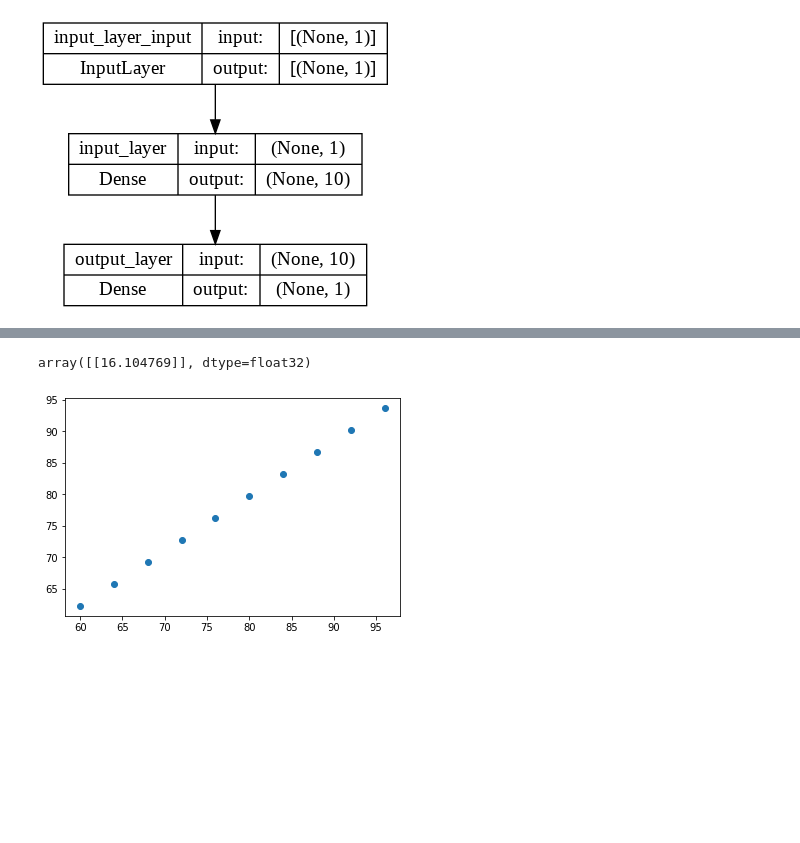
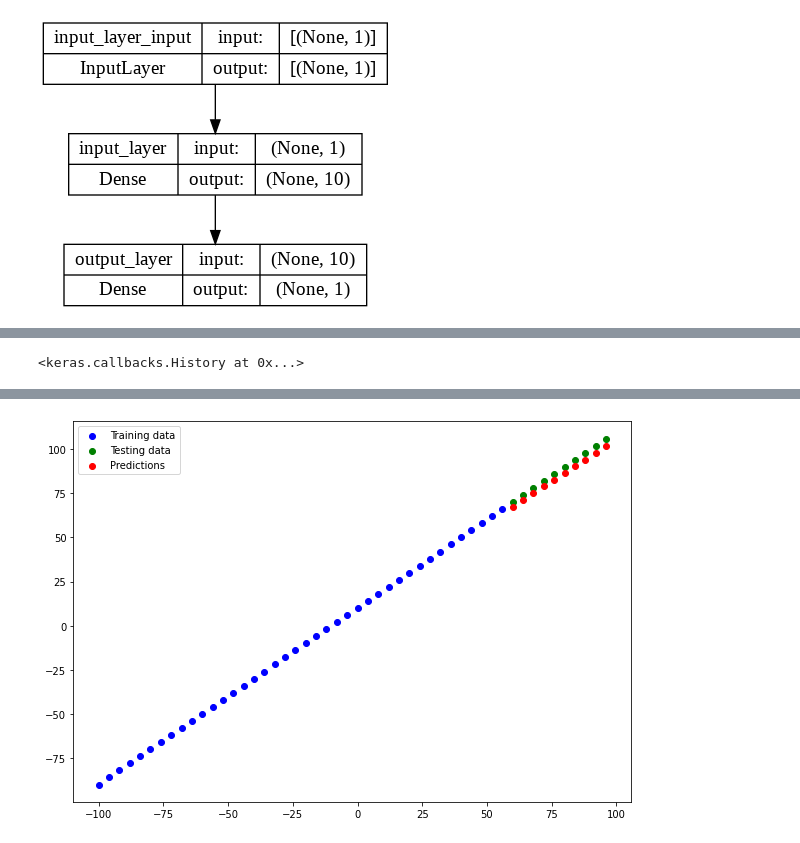
Before and after one commit to pkro/tensorflow_cert_training, a Jupyter notebook: colab_notebooks/01_neural_network_regression_with_tensorflow.ipynb, the cells around one changed output, grey strips where cells are left out. Cells and saved outputs as stored; diff of their text form; code cells hidden in the pictures; blank space fills up the shorter version.

```diff
--- a/colab_notebooks/01_neural_network_regression_with_tensorflow.ipynb
+++ b/colab_notebooks/01_neural_network_regression_with_tensorflow.ipynb
@@ -498,5 +502,33 @@ _________________________________________________________________
+# %%
+# define a reusable plot function
+def plot_predictions(train_data, train_labels, test_data, test_labels, predictions):
+  plt.figure(figsize=(10,7))
+  plt.scatter(train_data, train_labels, c="blue", label="Training data")
+  plt.scatter(test_data, test_labels, c="green", label="Testing data") # true values
+  plt.scatter(test_data, predictions, c="red", label="Predictions") # predictions
+  plt.legend()
+# %%
+# create model and fit it to be in sync with the course videos
+tf.random.set_seed(42)
+
+model = tf.keras.Sequential([
+  tf.keras.layers.Dense(1, input_shape=[1]) # define the input_shape to our model
+])
+
+model.compile(loss=tf.keras.losses.mae,
+              optimizer=tf.keras.optimizers.SGD(),
+              metrics=["mae"])
+
+model.fit(X_train, y_train, epochs=50, verbose=0)
+# %% [output]
+<keras.callbacks.History at 0x...>
 # %%
 # check / visualize predictions of test data
-plt.scatter(X_test, model.predict(y_test))
-model.predict([17.])
+y_pred=model.predict(y_test)
+plot_predictions(train_data=X_train,
+                 train_labels=y_train,
+                 test_data=X_test,
+                 test_labels=y_test,
+                 predictions=y_pred)
+# model.predict([17.])
 # %% [output]
@@ -505,2 +536 @@ model.predict([17.])
-array([[16.104769]], dtype=float32)
-[figure, old version]
+[figure, new version]
```
Also changed, not shown: parts of 24 cells of this notebook.
